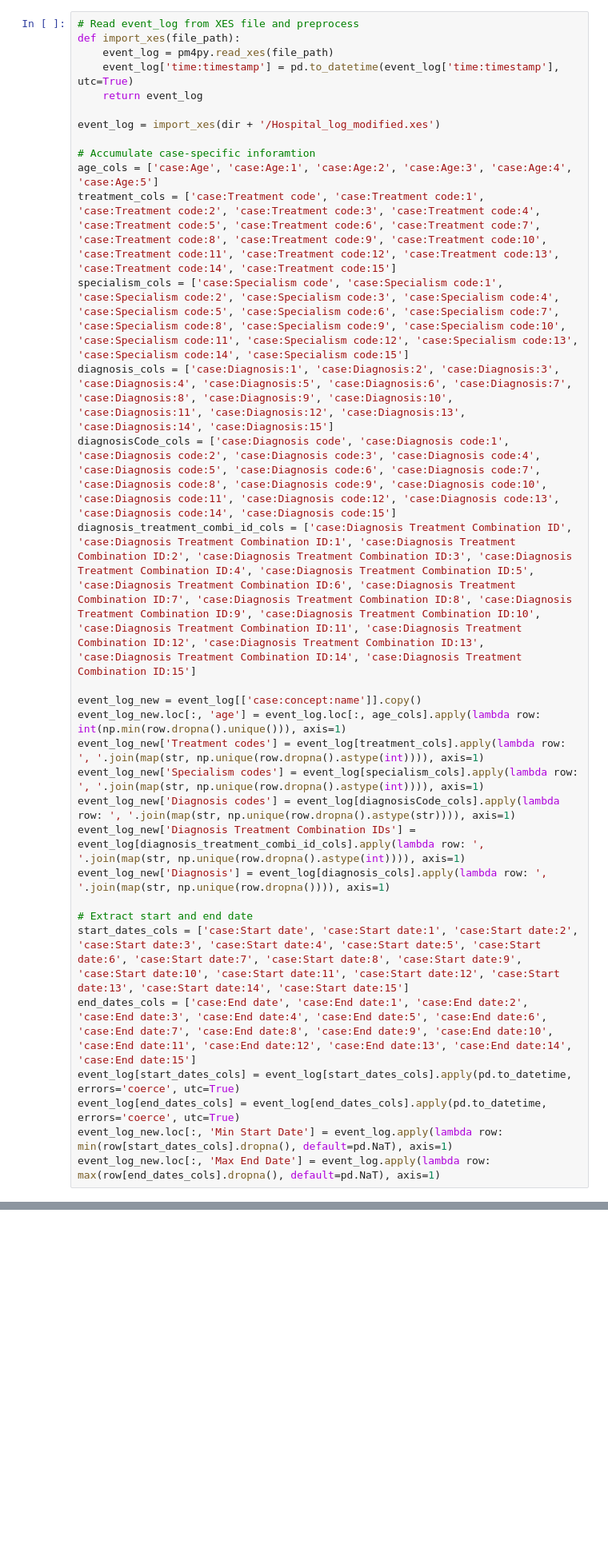
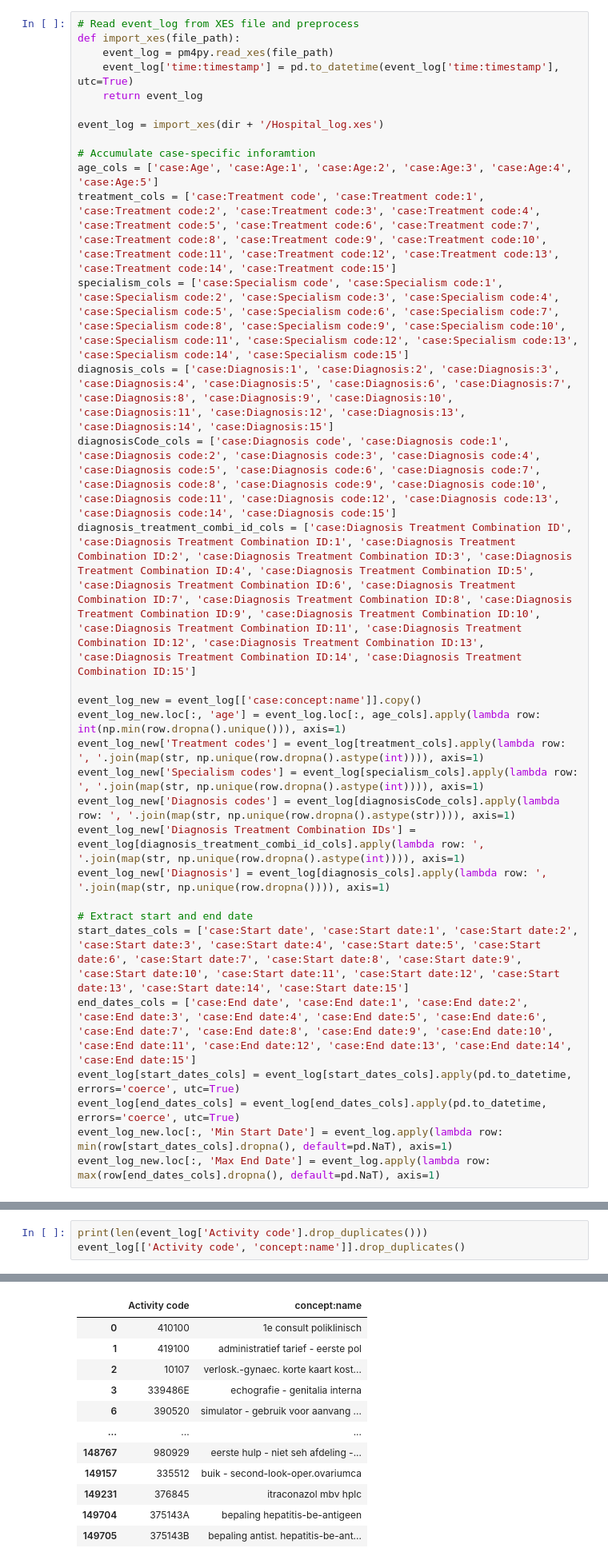
Before and after one commit to fahaerte/privacy_confidentiality_in_process_mining, a Jupyter notebook: Hospital_Log_Analysis.ipynb, the cells around one changed output, grey strips where cells are left out. Shown at 80% size. Cells and saved outputs as stored; diff of their text form; blank space fills up the shorter version.

```diff
--- a/Hospital_Log_Analysis.ipynb
+++ b/Hospital_Log_Analysis.ipynb
@@ -26,7 +26,7 @@ def import_xes(file_path):
     event_log['time:timestamp'] = pd.to_datetime(event_log['time:timestamp'], utc=True)
     return event_log
 
-event_log = import_xes(dir + '/Hospital_log_modified.xes')
+event_log = import_xes(dir + '/Hospital_log.xes')
 
 # Accumulate case-specific inforamtion
 age_cols = ['case:Age', 'case:Age:1', 'case:Age:2', 'case:Age:3', 'case:Age:4', 'case:Age:5']
@@ -354,0 +355,4 @@ df_activites_per_case[(df_activites_per_case['Activity code'].str.contains(act_2
+# %%
+print(len(event_log['Activity code'].drop_duplicates()))
+event_log[['Activity code', 'concept:name']].drop_duplicates()
+# %% [output]
@@ -354,0 +360,12 @@ df_activites_per_case[(df_activites_per_case['Activity code'].str.contains(act_2
+|  | Activity code | concept:name |
+| 0 | 410100 | 1e consult poliklinisch |
+| 1 | 419100 | administratief tarief - eerste pol |
+| 2 | 10107 | verlosk.-gynaec. korte kaart kost... |
+| 3 | 339486E | echografie - genitalia interna |
+| 6 | 390520 | simulator - gebruik voor aanvang ... |
+| ... | ... | ... |
+| 148767 | 980929 | eerste hulp - niet seh afdeling -... |
+| 149157 | 335512 | buik - second-look-oper.ovariumca |
+| 149231 | 376845 | itraconazol mbv hplc |
+| 149704 | 375143A | bepaling hepatitis-be-antigeen |
+| 149705 | 375143B | bepaling antist. hepatitis-be-ant... |
```
Also changed, not shown: parts of 14 cells of this notebook.
